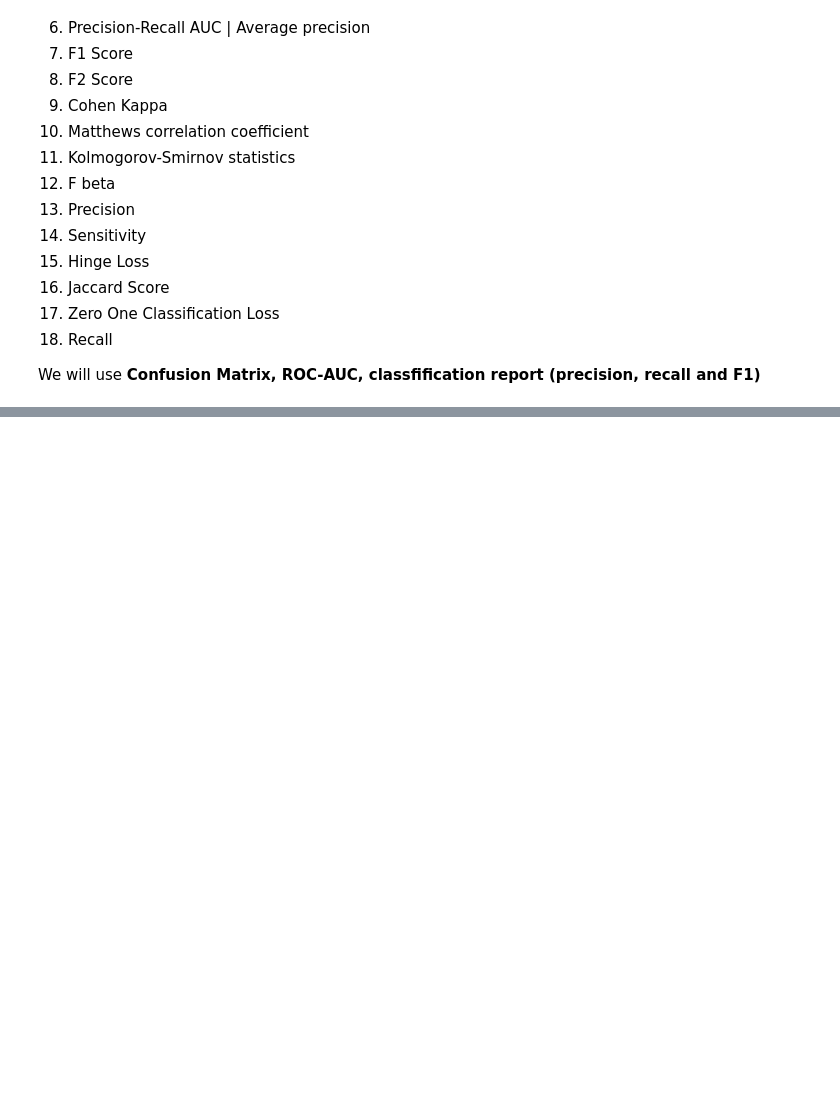
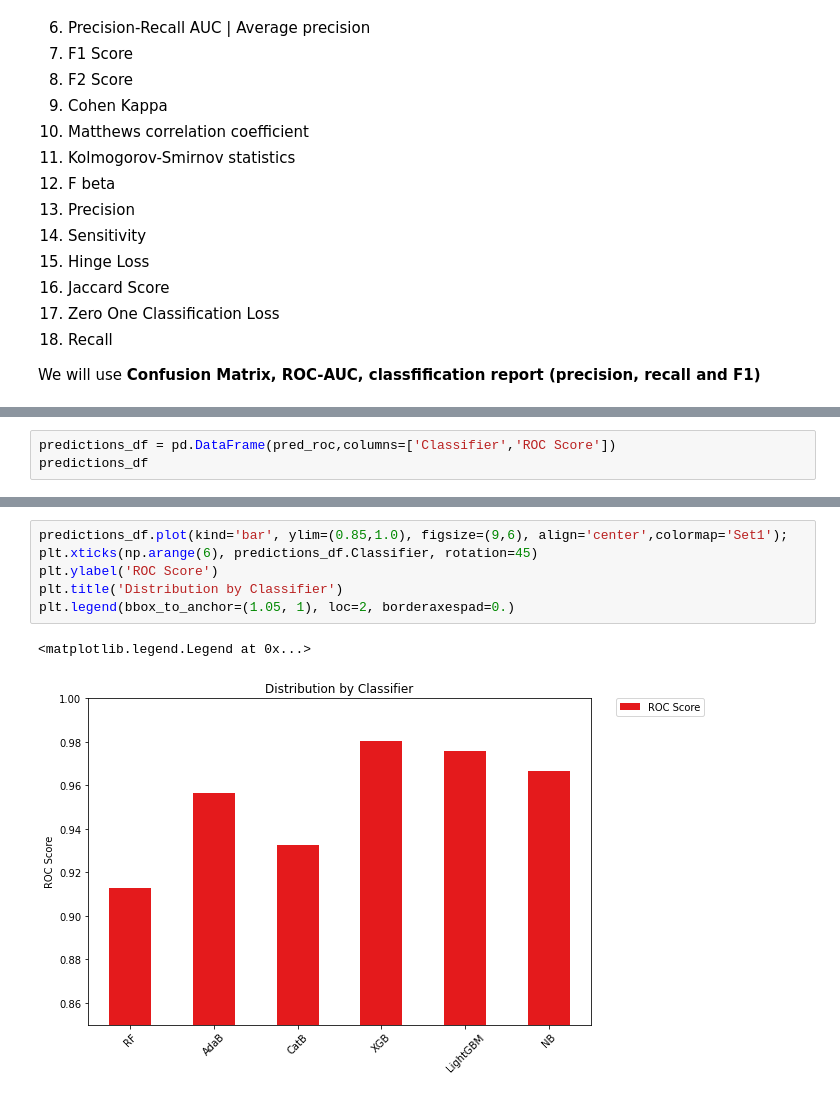
Before and after one commit to worklifesg/Natural-Language-Processing, a Jupyter notebook: Projects/ 2. Spam Ham Detection Project/Spam_Ham_Detection_and_Patterns.ipynb, the cells around one changed output, grey strips where cells are left out. Drawn from its saved outputs; the diff is of its cells as text; blank space fills up the shorter version.

```diff
--- a/Projects/ 2. Spam Ham Detection Project/Spam_Ham_Detection_and_Patterns.ipynb
+++ b/Projects/ 2. Spam Ham Detection Project/Spam_Ham_Detection_and_Patterns.ipynb
@@ -575,3 +568,6 @@ The classification report is:
     accuracy                           0.99      1672
    macro avg       0.98      0.97      0.97      1672
 weighted avg       0.99      0.99      0.99      1672
+# %%
+predictions_df = pd.DataFrame(pred_roc,columns=['Classifier','ROC Score'])
+predictions_df
@@ -577,0 +582,9 @@ weighted avg       0.99      0.99      0.99      1672
+# %%
+predictions_df.plot(kind='bar', ylim=(0.85,1.0), figsize=(9,6), align='center',colormap='Set1');
+plt.xticks(np.arange(6), predictions_df.Classifier, rotation=45)
+plt.ylabel('ROC Score')
+plt.title('Distribution by Classifier')
+plt.legend(bbox_to_anchor=(1.05, 1), loc=2, borderaxespad=0.)
+# %% [output]
+<matplotlib.legend.Legend at 0x...>
+[figure, added]
```
Also changed, not shown: parts of 13 cells of this notebook.
